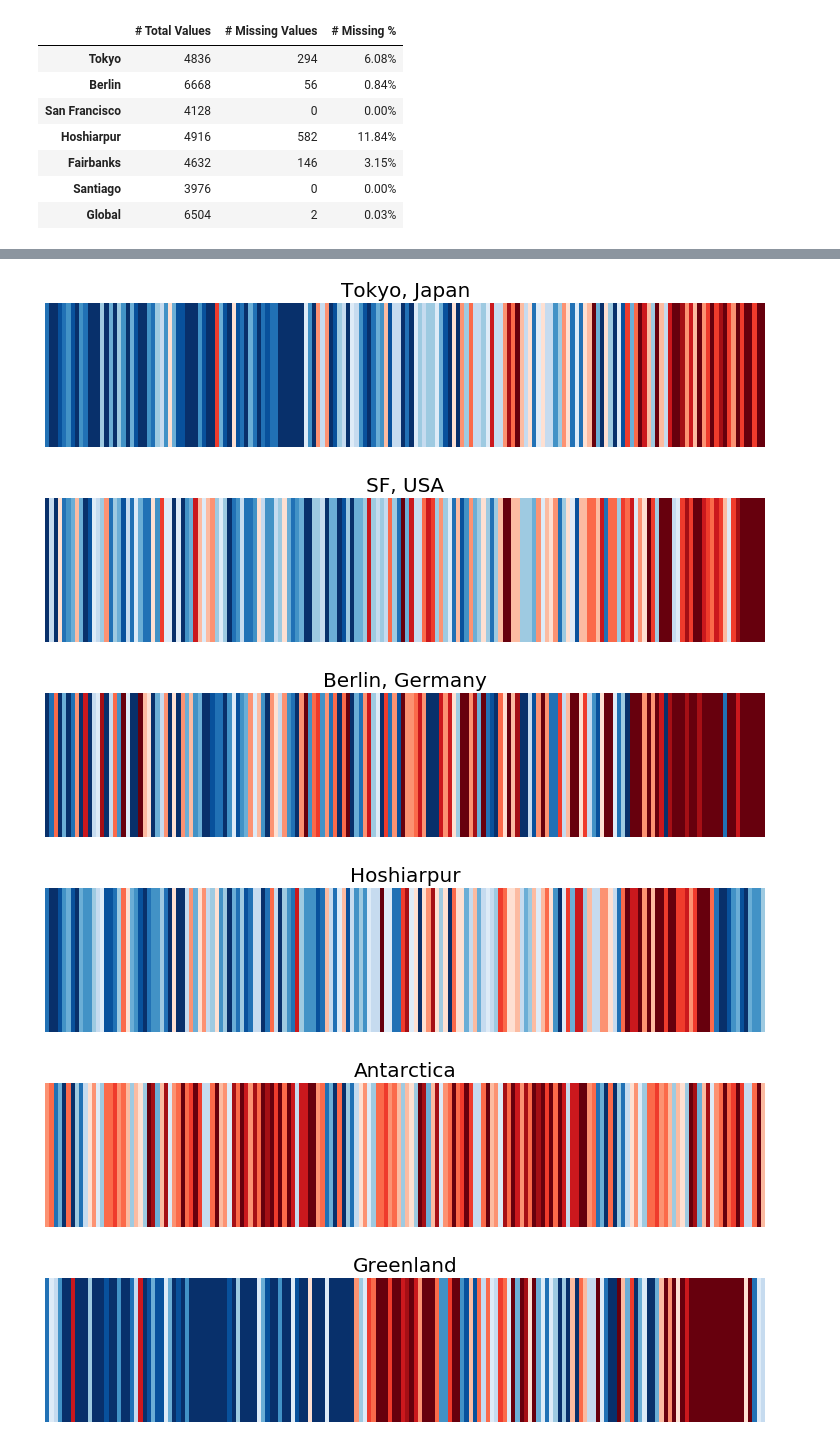
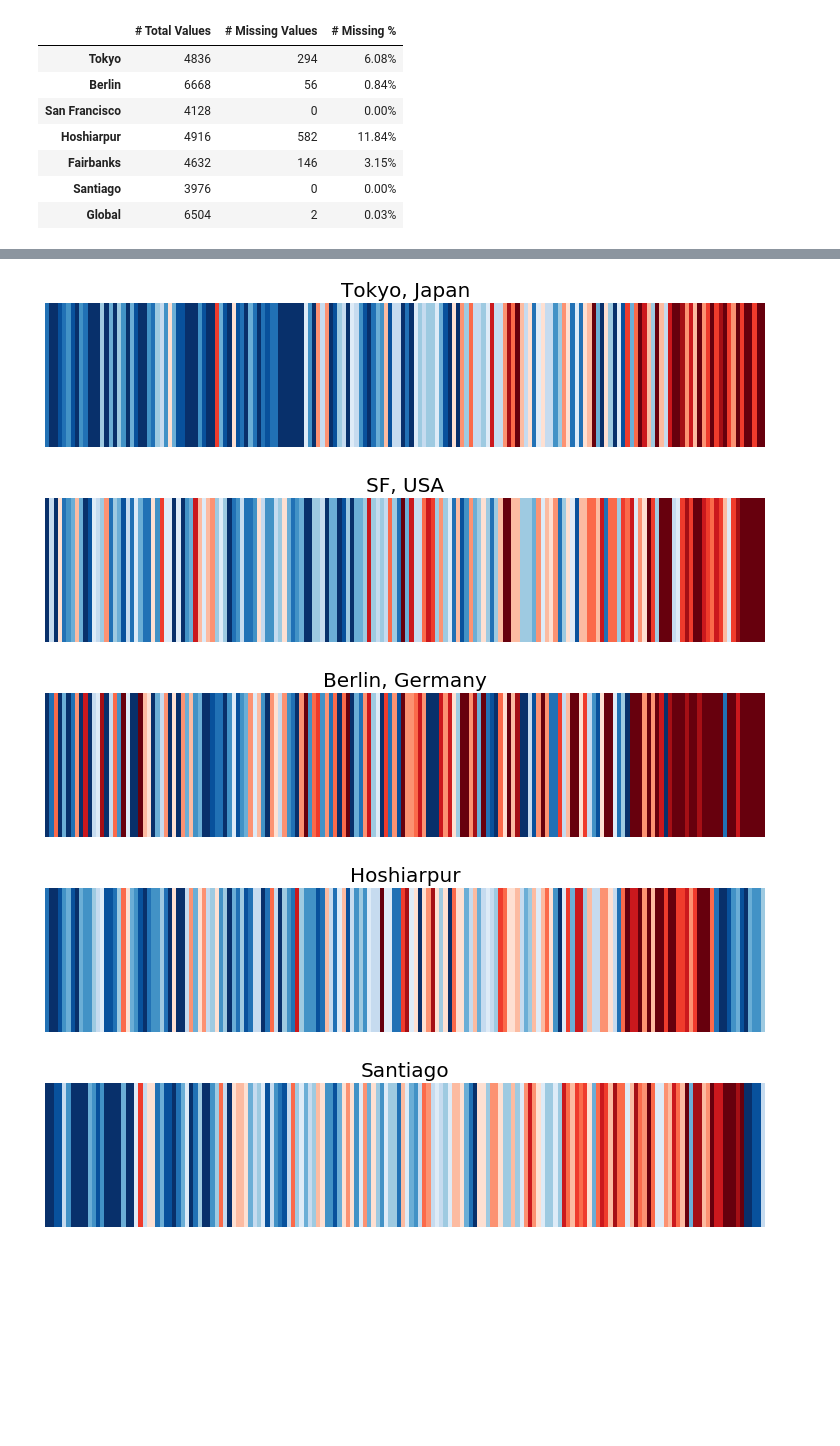
Before and after one commit to MeeraSharma/Climate-Change-EDA, a Jupyter notebook: Climate Change EDA.ipynb, the cells around one changed output, grey strips where cells are left out. Cells and saved outputs as stored; diff of their text form; code cells hidden in the pictures; blank space fills up the shorter version.

```diff
--- a/Climate Change EDA.ipynb
+++ b/Climate Change EDA.ipynb
@@ -181,4 +178,6 @@ def count_missing(data):
     nulls = data.isnull().sum().sum()
     total = data.count()[0]*2 # counting twice to count values in columns Anomaly and Unc
     return [total, nulls, f'{(nulls/total)*100:.2f}%']
+# %%
+missing_data = {k: count_missing(v) for k,v in land_data.items()}
 # %%
@@ -234,20 +217,28 @@ greenland_land_abs_monthly = calculate_absolute_monthly_temp(greenland_land, gre
+# %%
+
+# pick up here
+global_monthly_land_avg = pd.DataFrame({'Month': month_data, 'Average': averages["Global"]})
+tokyo_monthly_land_avg = pd.DataFrame({'Month': month_data, 'Average': averages["Tokyo"]})
+berlin_monthly_land_avg = pd.DataFrame({'Month': month_data, 'Average': averages["Berlin"]})
+SF_monthly_land_avg = pd.DataFrame({'Month': month_data, 'Average': averages["San Francisco"]})
+hoshiarpur_monthly_land_avg = pd.DataFrame({'Month': month_data, 'Average': averages["Hoshiarpur"]})
+santiago_monthly_land_avg = pd.DataFrame({'Month': month_data, 'Average': averages["Santiago"]})
+
+
+global_land_abs_monthly = calculate_absolute_monthly_temp(land_data["Global"], global_monthly_land_avg)
+tokyo_land_abs_monthly = calculate_absolute_monthly_temp(land_data["Tokyo"], tokyo_monthly_land_avg)
+berlin_land_abs_monthly = calculate_absolute_monthly_temp(land_data["Berlin"], berlin_monthly_land_avg)
+SF_land_abs_monthly = calculate_absolute_monthly_temp(land_data["San Francisco"], SF_monthly_land_avg)
+hoshiarpur_land_abs_monthly = calculate_absolute_monthly_temp(land_data["Hoshiarpur"], hoshiarpur_monthly_land_avg)
+santiago_land_abs_monthly = calculate_absolute_monthly_temp(land_data["Santiago"], santiago_monthly_land_avg)
 # %%
-global_land_abs_monthly = calculate_absolute_monthly_temp(global_land, global_monthly_land_avg)
-tokyo_land_abs_monthly = calculate_absolute_monthly_temp(tokyo_land, tokyo_monthly_land_avg)
-berlin_land_abs_monthly = calculate_absolute_monthly_temp(berlin_land, berlin_monthly_land_avg)
-SF_land_abs_monthly = calculate_absolute_monthly_temp(SF_land, SF_monthly_land_avg)
-hoshiarpur_land_abs_monthly = calculate_absolute_monthly_temp(hoshiarpur_land, hoshiarpur_monthly_land_avg)
-antarctica_land_abs_monthly = calculate_absolute_monthly_temp(antarctica_land, antarctica_monthly_land_avg)
-greenland_land_abs_monthly = calculate_absolute_monthly_temp(greenland_land, greenland_monthly_land_avg)
-
 # convert to yearly - only to plot initial charts
 global_land_df_yearly = pd.DataFrame(global_land_abs_monthly.resample('Y').mean())
 tokyo_land_df_yearly = pd.DataFrame(tokyo_land_abs_monthly.resample('Y').mean())
 SF_land_df_yearly = pd.DataFrame(SF_land_abs_monthly.resample('Y').mean())
 berlin_land_df_yearly = pd.DataFrame(berlin_land_abs_monthly.resample('Y').mean())
 hoshiarpur_land_df_yearly = pd.DataFrame(hoshiarpur_land_abs_monthly.resample('Y').mean())
-antarctica_land_df_yearly = pd.DataFrame(antarctica_land_abs_monthly.resample('Y').mean())
-greenland_land_df_yearly = pd.DataFrame(greenland_land_abs_monthly.resample('Y').mean())
+santiago_land_df_yearly = pd.DataFrame(santiago_land_abs_monthly.resample('Y').mean())
 # %%
 figure(num=None, figsize=(18, 10)) # increase size of image
 plt.plot(global_land_df_yearly.Monthly_Avg, label = "Global Land")
@@ -261,10 +252,8 @@ axs[1,0].plot(berlin_land_df_yearly.Monthly_Avg)
 axs[1,0].set_title('Berlin, Germany', fontsize = 20)
 axs[1,1].plot(hoshiarpur_land_df_yearly.Monthly_Avg)
 axs[1,1].set_title('Hoshiarpur', fontsize = 20)
-axs[2,0].plot(antarctica_land_df_yearly.Monthly_Avg)
-axs[2,0].set_title('Antarctica', fontsize = 20)
-axs[2,1].plot(greenland_land_df_yearly.Monthly_Avg)
-axs[2,1].set_title('Greenland', fontsize = 20)
+axs[2,0].plot(santiago_land_df_yearly.Monthly_Avg)
+axs[2,0].set_title('Santiago', fontsize = 20)
 
 
 for ax in axs.flat:
@@ -324,19 +313,17 @@ def create_heatmap(df, name):
 # %%
 create_heatmap(global_land_df_yearly, name = "Global Land")
 create_heatmap(tokyo_land_df_yearly, name = "Tokyo, Japan")
 create_heatmap(SF_land_df_yearly, name = "SF, USA")
 create_heatmap(berlin_land_df_yearly, name = "Berlin, Germany")
 create_heatmap(hoshiarpur_land_df_yearly, name = "Hoshiarpur")
-create_heatmap(antarctica_land_df_yearly, name = "Antarctica")
-create_heatmap(greenland_land_df_yearly, name = "Greenland")
+create_heatmap(santiago_land_df_yearly, name = "Santiago")
 # %% [output]
 [figure]
 [figure]
 [figure]
 [figure]
 [figure]
-[figure, old version]
+[figure, new version]
-[figure, removed]
 # %%
 def get_regional_deviation(global_df, regional_df):
     regional_df["deviation"] = global_df.Anomaly - regional_df.Anomaly
```
Also changed, not shown: parts of 15 cells of this notebook.
